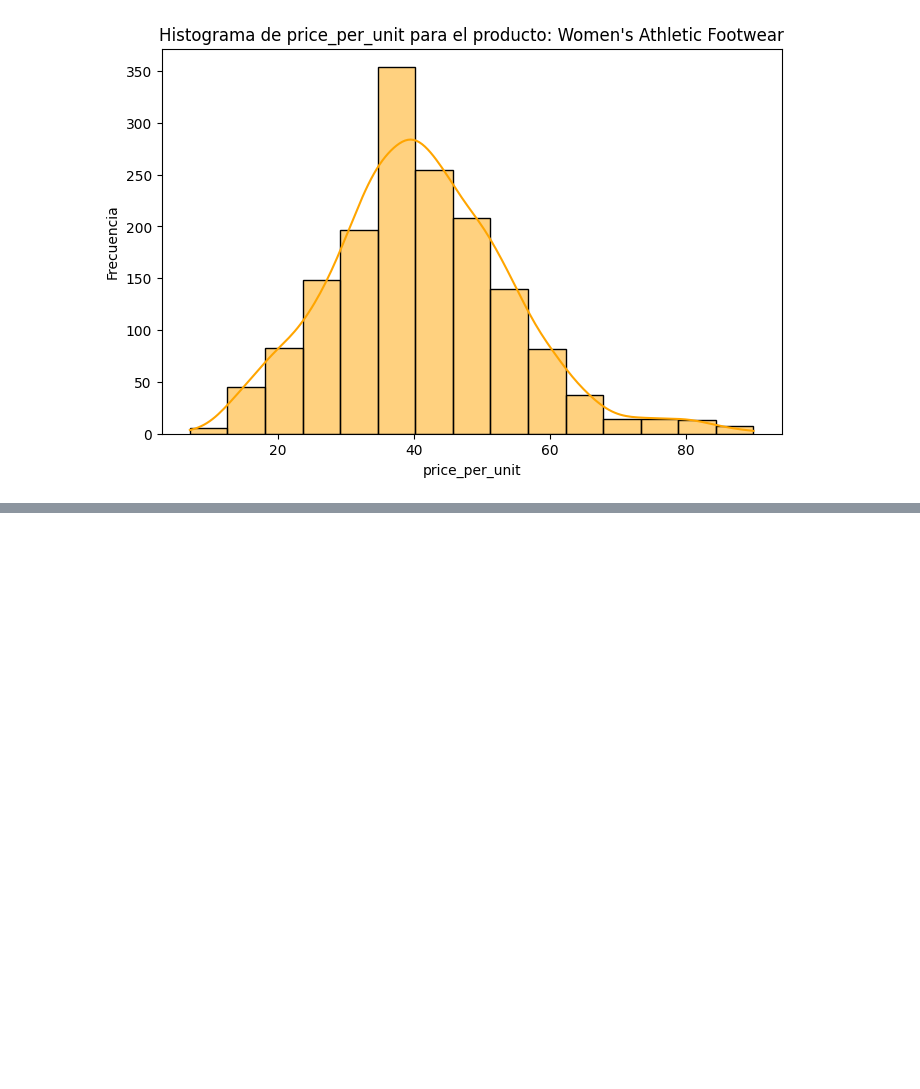
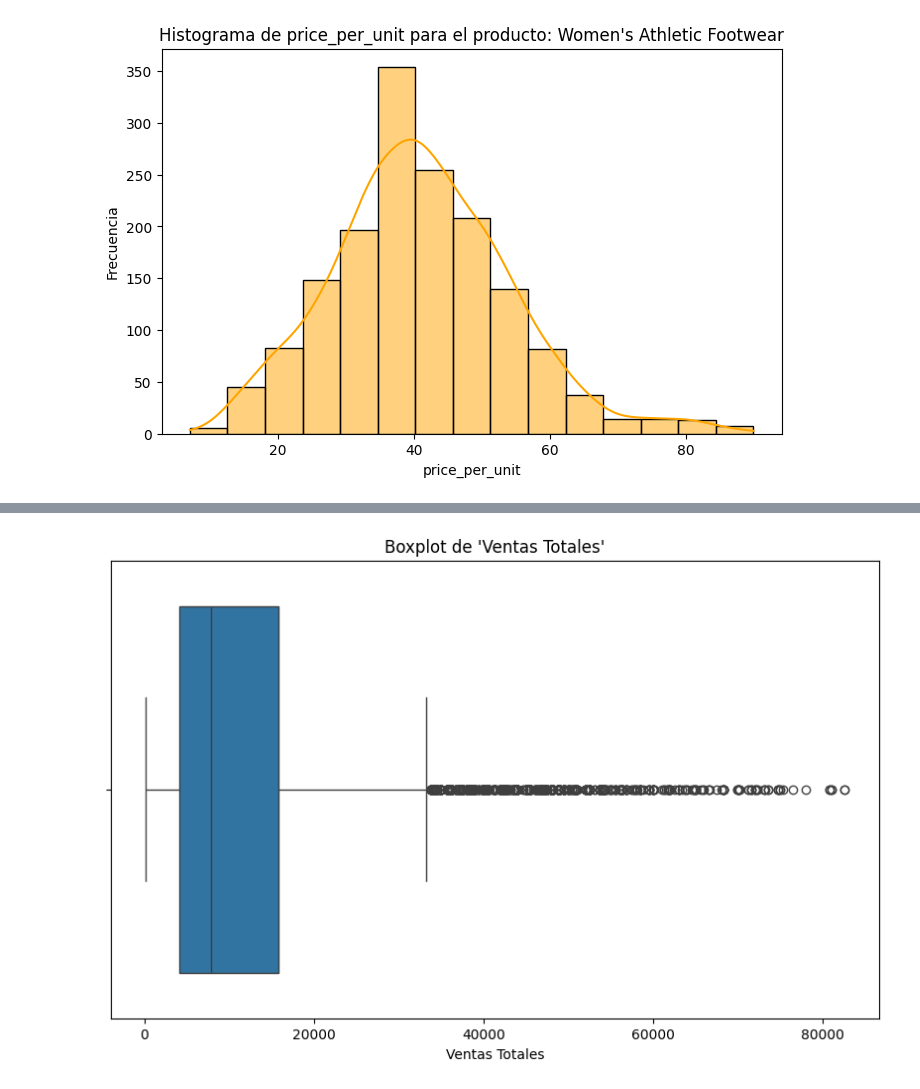
Before and after one commit to Dilmer-Rojas/Ventas_Adidas, a Jupyter notebook: notebooks/Data_Cleaning_Python.ipynb, the cells around one changed output, grey strips where cells are left out. Saved outputs shown, nothing was run; the diff lists cells and outputs as text; code cells hidden in the pictures; blank space fills up the shorter version.

```diff
--- a/notebooks/Data_Cleaning_Python.ipynb
+++ b/notebooks/Data_Cleaning_Python.ipynb
@@ -261,0 +351,9 @@ for product in products:
+# %%
+# Visualización de outliers en la columna 'total_sales'
+plt.figure(figsize=(10, 6))
+sns.boxplot(x=df['total_sales'])
+plt.title("Boxplot de 'Ventas Totales'")
+plt.xlabel("Ventas Totales")
+plt.show()
+# %% [output]
+[figure, added]
```
Also changed, not shown: parts of 7 cells of this notebook.
